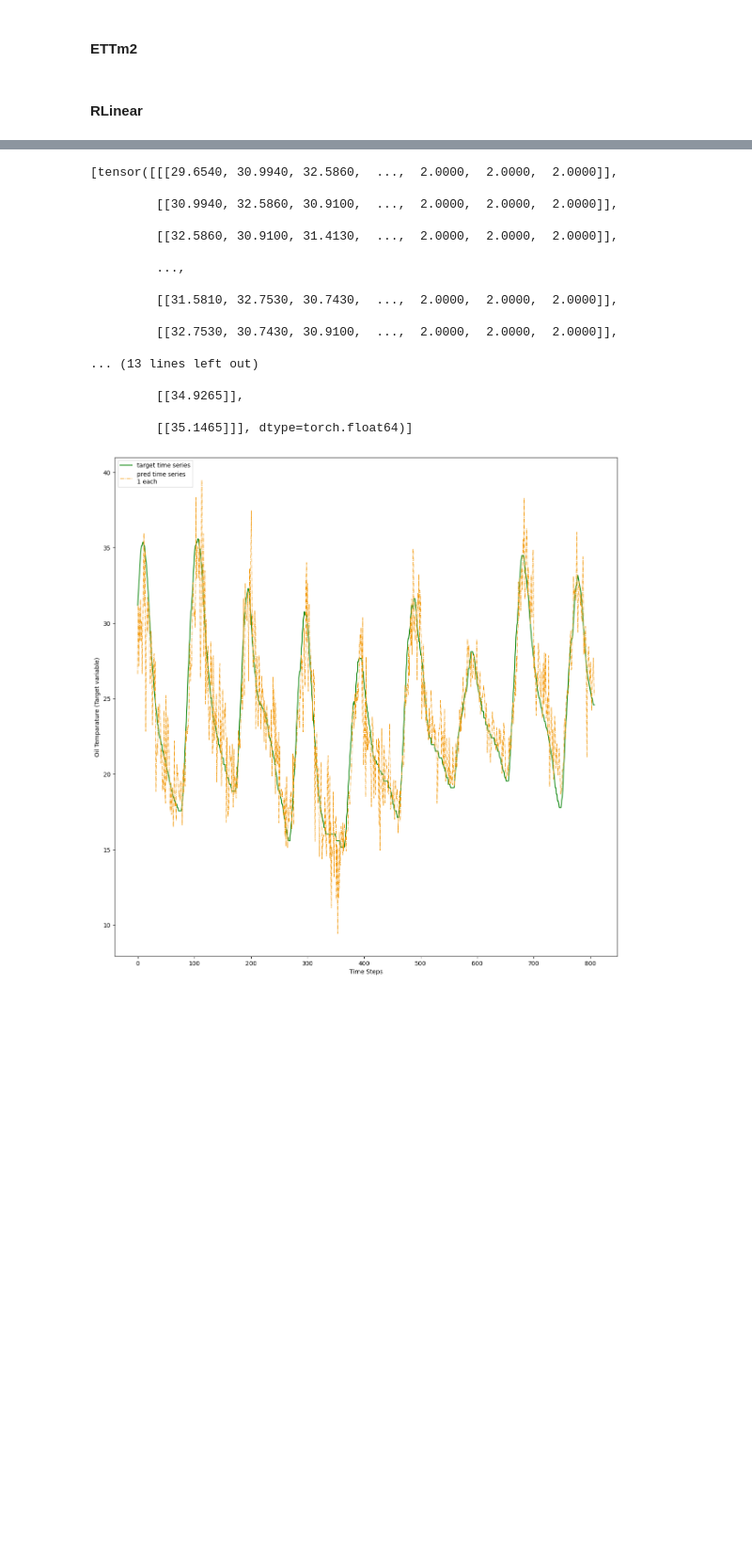
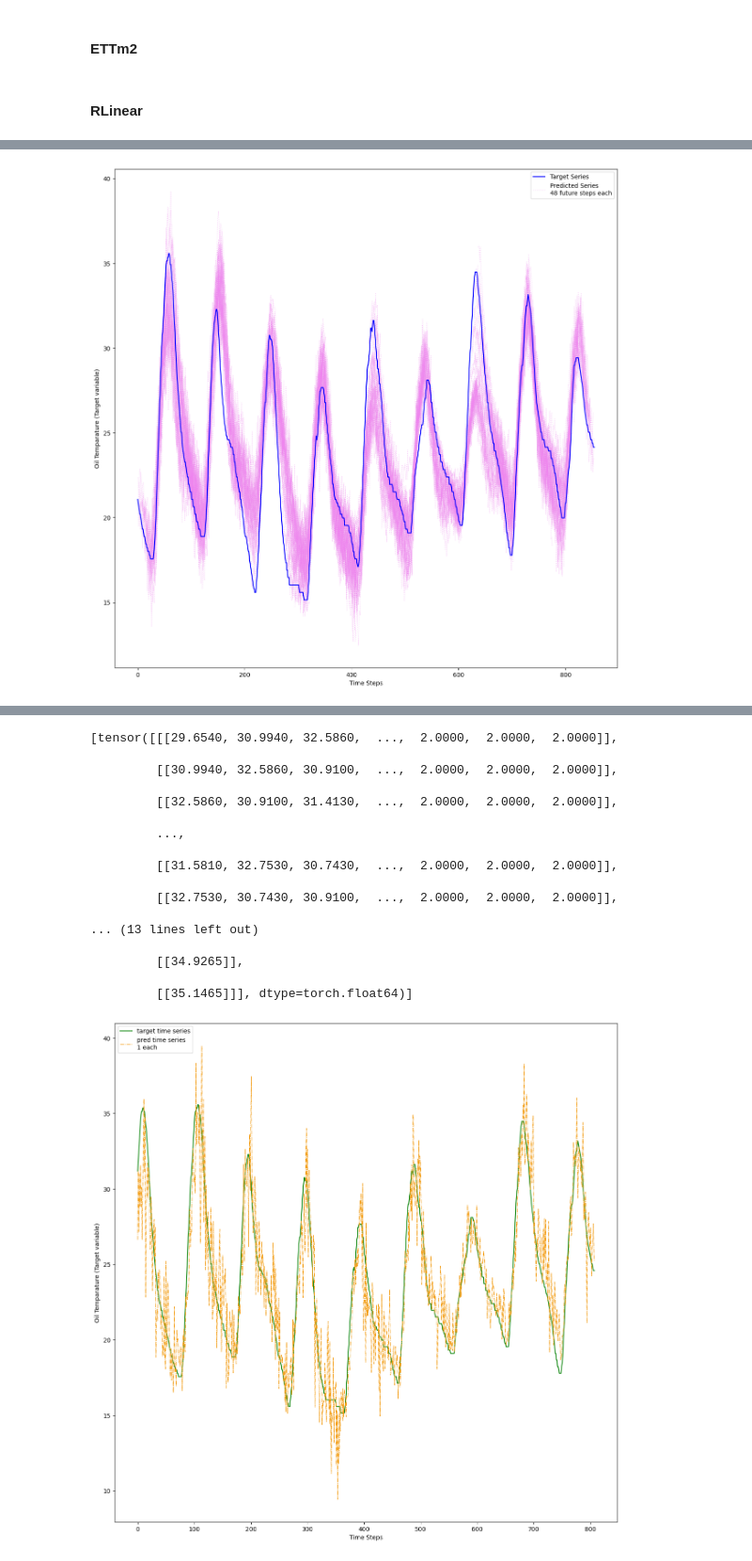
Before and after one commit to nickhanabah/time_series_experiment, a Jupyter notebook: experimentsETTm2.ipynb, the cells around one changed output, grey strips where cells are left out. Shown at 94% size. Cells and saved outputs as stored; diff of their text form; code cells hidden in the pictures; blank space fills up the shorter version.

```diff
--- a/experimentsETTm2.ipynb
+++ b/experimentsETTm2.ipynb
@@ -19,10 +19,10 @@ training_df, test_df = split_dataset(ETTm2, remain_same = False)
 # %% [markdown]
 #### Global Parameters
 # %%
-p_lag = 48
-future_steps = 1
+p_lag = 96
+future_steps = 48
 batch_size = 8
-epochs = 1
+epochs = 8
 learning_rate=1.e-4
 decomp_kernel_size = 24
 number_of_forecasts = 100
@@ -95,39 +99,44 @@ def plot_multistep_forecast(test_data, neural_net, future_steps, number_of_forec
         for i in range(len(target_list)):
             if i == 0:
                 target = target_list[i]
             else:
                 target.append(target_list[i][len(target_list[i])-1])
         if future_steps > 0:
            alpha = 1
         if future_steps > 10:
             alpha = 0.5
         if future_steps > 30:
             alpha = 0.4
         if future_steps > 50:
             alpha = 0.3
         if future_steps > 80:
             alpha = 0.2
         if future_steps > 110:
             alpha = 0.1
     else:
         target = target_list
         alpha = 1
 
     fig = plt.figure(figsize=(15, 15))
     if future_steps > 1:
-        plt.plot(range(0, len(target)), target, 'g', label='target time series', alpha=0.9)
+        plt.plot(range(0, len(target)), target, 'blue', label='Target Series', alpha=1, zorder = 5)
         for i, output in enumerate(output_list, start=0):
             if i == 0:
-                plt.plot(range(i, i +future_steps), output, color='#F39C12',linewidth=1, linestyle='-.',alpha=alpha, label='pred time series' + "\n" + f'{future_steps} each')
+                plt.plot(range(i, i +future_steps), output, color='violet',linewidth=1, linestyle='dotted',alpha=alpha, label='Predicted Series' + "\n" + f'{future_steps} future steps each', zorder = 2)
             else:
-                plt.plot(range(i, i +future_steps), output, color='#F39C12',linewidth=1, linestyle='-.',alpha=alpha)
+                plt.plot(range(i, i +future_steps), output, color='violet',linewidth=1, linestyle='dotted',alpha=alpha, zorder = 2)
     else:
-        plt.plot(range(0, len(target)), target, 'g', label='target time series', alpha=0.9)
-        plt.plot(range(0, len(output_list)), output_list, color='#F39C12',linewidth=1, linestyle='-.',alpha=alpha, label='pred time series' + "\n" + f'{future_steps} each')
+        plt.plot(range(0, len(target)), target, 'blue', label='target time series', alpha=1, zorder = 5)
+        plt.plot(range(0, len(output_list)), output_list, color='#F39C12',linewidth=1, linestyle='dotted',alpha=alpha, label='Predicted Series' + "\n" + f'{future_steps} future steps each', zorder = 2)
 
-    plt.legend(loc="upper left")
+    plt.legend(loc="upper right")
     plt.xlabel("Time Steps")
     plt.ylabel("Oil Temparature (Target variable)")
+
+test_data = DataLoader(TimeSeriesDataset(test_df, future_steps= future_steps, target_column = target_column,feature_columns=feature_columns,p_lag=p_lag), batch_size=batch_size,drop_last=True)
+plot_multistep_forecast(test_data=test_data,  neural_net=net, future_steps=future_steps, number_of_forecasts=number_of_forecasts)
+# %% [output]
+[figure, added]
 # %%
 import pandas as pd
 import torch
```
Also changed, not shown: parts of 4 cells of this notebook, 2 other files.
